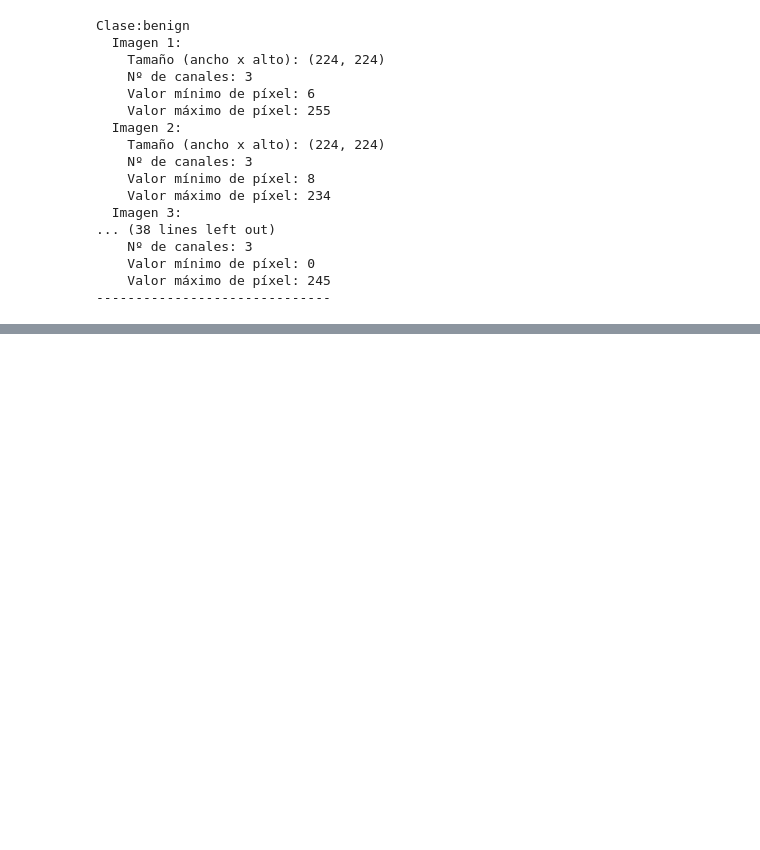
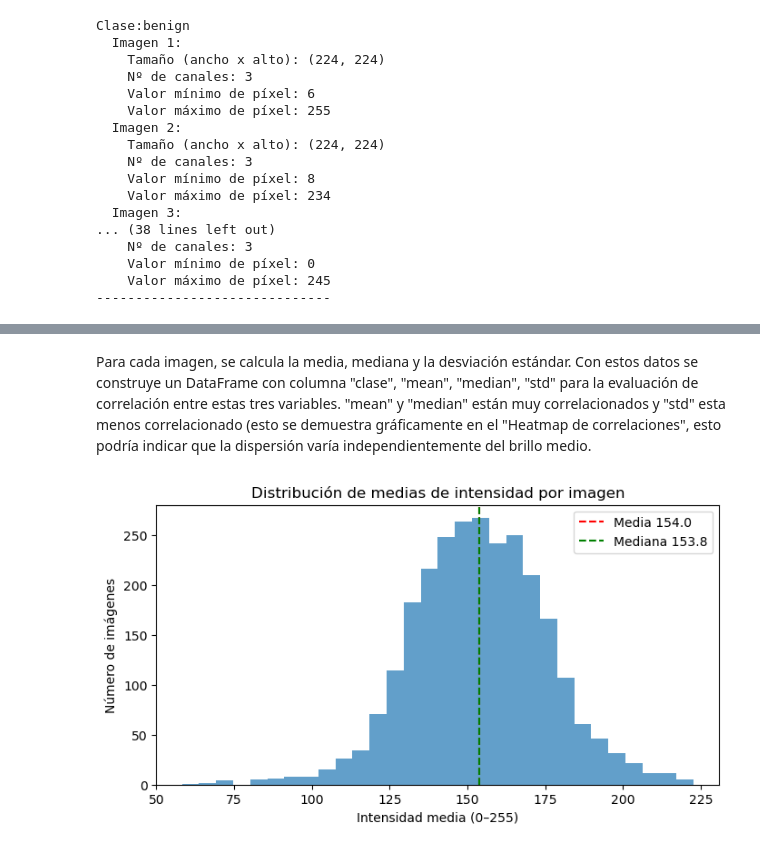
Before and after one commit to matiascf25/Analisis_datos, a Jupyter notebook: Análisis Datos.ipynb, the cells around one changed output, grey strips where cells are left out. Saved outputs shown, nothing was run; the diff lists cells and outputs as text; code cells hidden in the pictures; blank space fills up the shorter version.

```diff
--- a/Análisis Datos.ipynb
+++ b/Análisis Datos.ipynb
@@ -275,0 +232,19 @@ plt.show()
+# %% [markdown]
+Para cada imagen, se calcula la media, mediana y la desviación estándar. Con estos datos se construye un DataFrame con columna "clase", "mean", "median", "std" para la evaluación de correlación entre estas tres variables.
+"mean" y "median" están muy correlacionados y "std" esta menos correlacionado (esto se demuestra gráficamente en el "Heatmap de correlaciones", esto podría indicar que la dispersión varía independientemente del brillo medio.
+# %%
+# Visualización de datos: Histograma de intensidades
+import matplotlib.pyplot as plt
+
+vals = df_feats["mean"]
+plt.figure(figsize=(8,4))
+plt.hist(vals, bins=30, alpha=0.7)
+plt.axvline(vals.mean(), color='red', linestyle='--', label=f"Media {vals.mean():.1f}")
+plt.axvline(vals.median(), color='green', linestyle='--', label=f"Mediana {vals.median():.1f}")
+plt.title("Distribución de medias de intensidad por imagen")
+plt.xlabel("Intensidad media (0–255)")
+plt.ylabel("Número de imágenes")
+plt.legend()
+plt.show()
+# %% [output]
+[figure, added]
```
Also changed, not shown: parts of 25 cells of this notebook.
